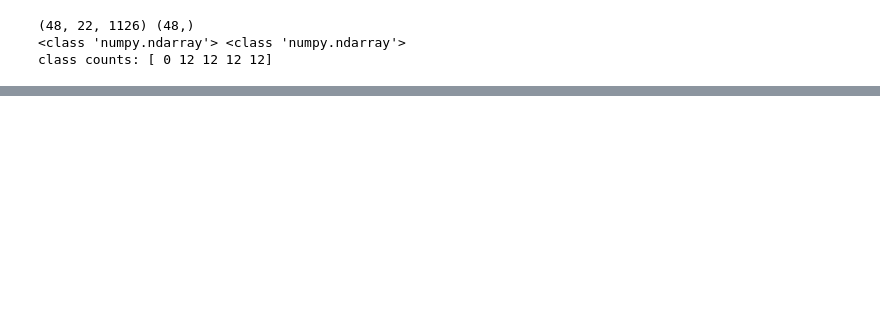
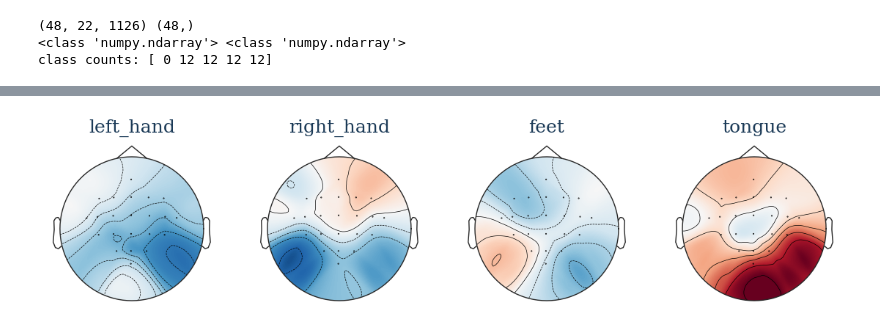
Before and after one commit to Jak-Kolb/bci-iv-2a-decoding, a Jupyter notebook: notebooks/02_preprocess.ipynb, the cells around one changed output, grey strips where cells are left out. Drawn from its saved outputs; the diff is of its cells as text; code cells hidden in the pictures; blank space fills up the shorter version.

```diff
--- a/notebooks/02_preprocess.ipynb
+++ b/notebooks/02_preprocess.ipynb
@@ -170,3 +171,17 @@ print("class counts:", np.bincount(Y))
 (48, 22, 1126) (48,)
 <class 'numpy.ndarray'> <class 'numpy.ndarray'>
 class counts: [ 0 12 12 12 12]
+# %%
+epochs = mne.Epochs(eeg_raw, events, event_id=event_id,
+                    tmin=-0.5, tmax=4.0, baseline=None, preload=True)
+
+X = epochs.get_data() # shape (48, 22, 1126) = (n_epochs, n_channels, n_times)
+times = epochs.times # 250 * 4.5 + 1= 1126 times from -0.5 to 4.0 seconds
+
+baseline_mask = (times >= -0.5) & (times < 0.0)
+imagery_mask  = (times >= 0.5) & (times <= 2.5)
+# baseline_mask.sum(), imagery_mask.sum()
+
+P_baseline = (X[: , : , baseline_mask] ** 2).mean(axis=2)
+P_imagery = (X[: , : , imagery_mask] ** 2).mean(axis=2)
+print(P_baseline.shape, P_imagery.shape)
@@ -172,0 +196,27 @@ class counts: [ 0 12 12 12 12]
+# %%
+classes = {"left_hand": 0, "right_hand": 1, "feet": 2, "tongue": 3}
+
+mne_codes = epochs.events[:, 2]
+
+erd_per_class = {}
+for class_name, _ in classes.items():
+    code = event_id[class_name]
+    trial_mask = (mne_codes == code)
+
+    P_b = P_baseline[trial_mask].mean(axis=0)
+    P_i = P_imagery[trial_mask].mean(axis=0)
+    erd = (P_i - P_b) / P_b
+    erd_per_class[class_name] = erd
+
+# print(erd_per_class.keys())
+# print(P_baseline[0][0])
+# print(trial_mask)
+# %%
+fig, axes = plt.subplots(1, 4, figsize=(14, 3))
+for ax, (class_name, erd) in zip(axes, erd_per_class.items()):
+    mne.viz.plot_topomap(erd, epochs.info, axes=ax, show=False, cmap='RdBu_r', vlim=(-0.5, 0.5)) # blue is negative ERD
+    ax.set_title(class_name)
+    # ax.set_yticks([])
+plt.show()
+# %% [output]
+[figure, added]
```
Also changed, not shown: parts of 3 cells of this notebook, 2 other files.
